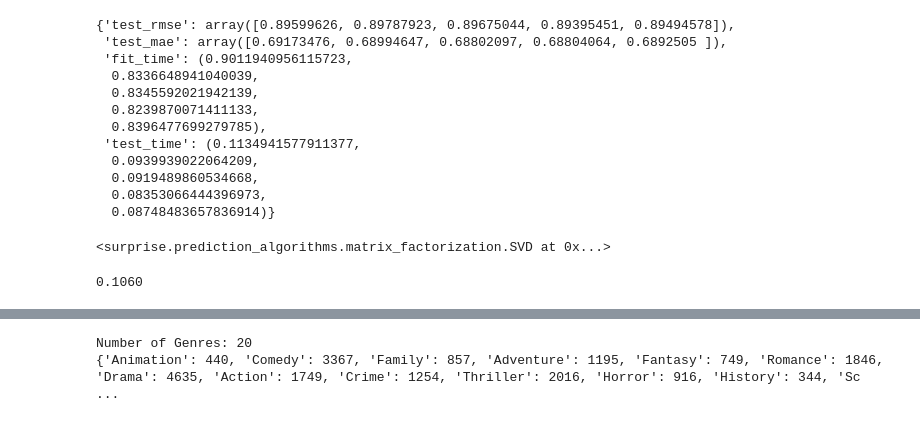
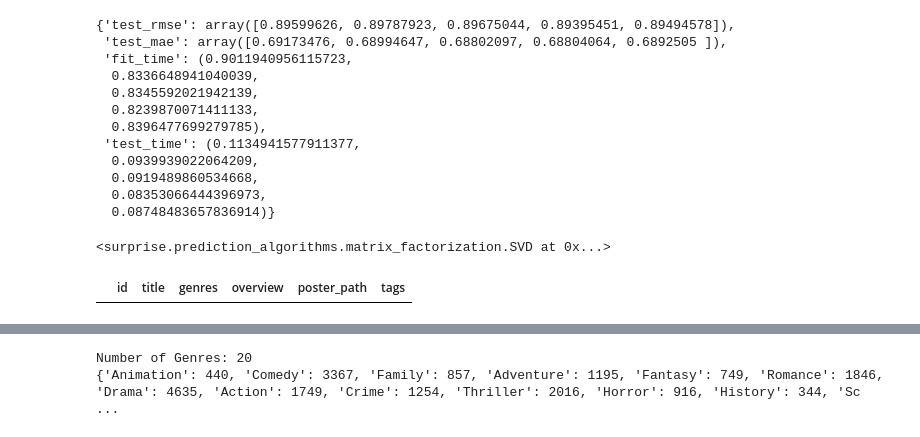
Before and after one commit to gauravr1993/Movie-Recommendation-System, a Jupyter notebook: Recommender_System_Final.ipynb, the cells around one changed output, grey strips where cells are left out. Cells and saved outputs as stored; diff of their text form; code cells hidden in the pictures.

```diff
--- a/Recommender_System_Final.ipynb
+++ b/Recommender_System_Final.ipynb
@@ -302,6 +308,4 @@ model = SentenceTransformer("all-MiniLM-L6-v2")
 
 sentence_embeddings = model.encode(movies_df['overview'].tolist())
 
-pickle.dump(sentence_embeddings,open('saved_models/sentence_embeddings.pkl','wb'))
+# pickle.dump(sentence_embeddings,open('saved_models/sentence_embeddings.pkl','wb'))
-# %% [output]
-0.1060
@@ -314 +321,5 @@ def get_similar_movies(overview):
         print(movies_df.iloc[i].title)
+# %%
+movies_df[movies_df.id == 6906]
+# %% [output]
+|  | id | title | genres | overview | poster_path | tags |
```
Also changed, not shown: parts of 10 cells of this notebook, 1 other file.
